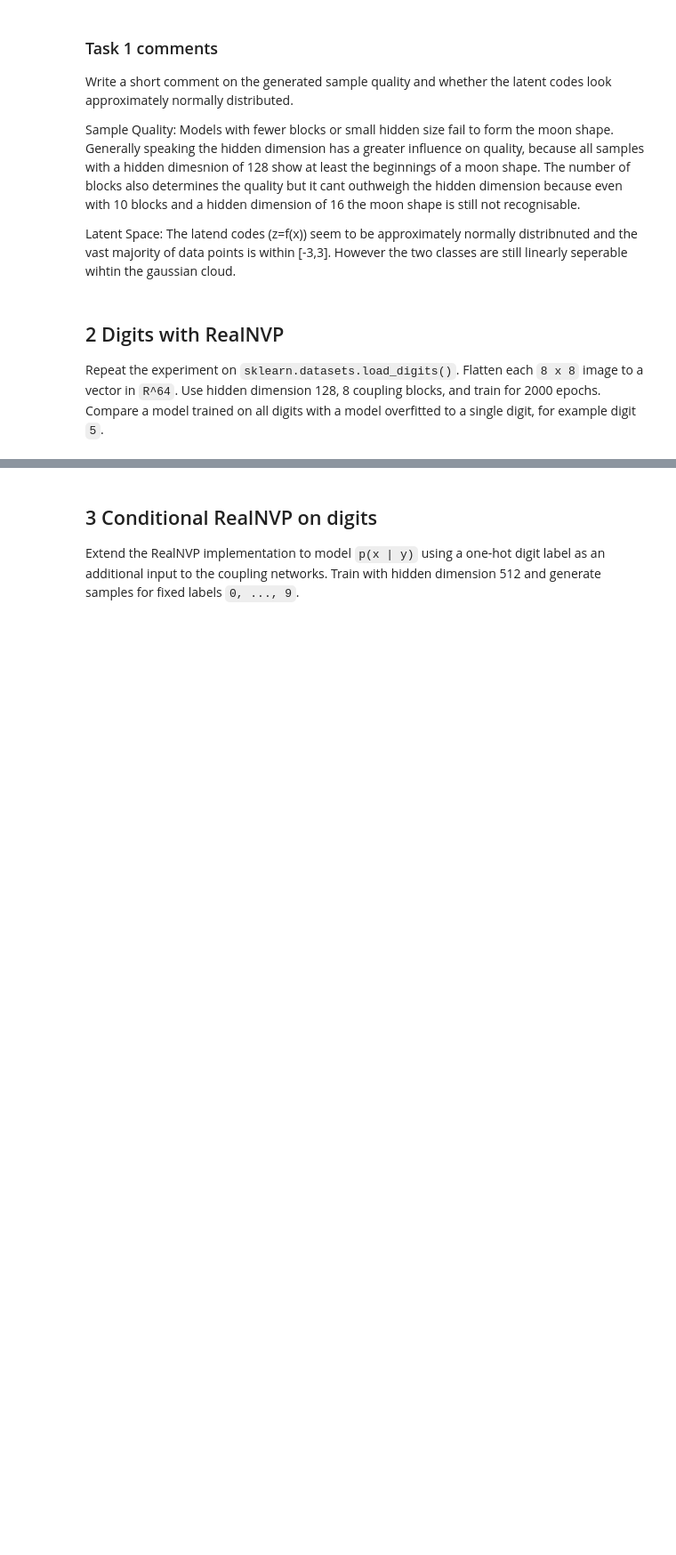
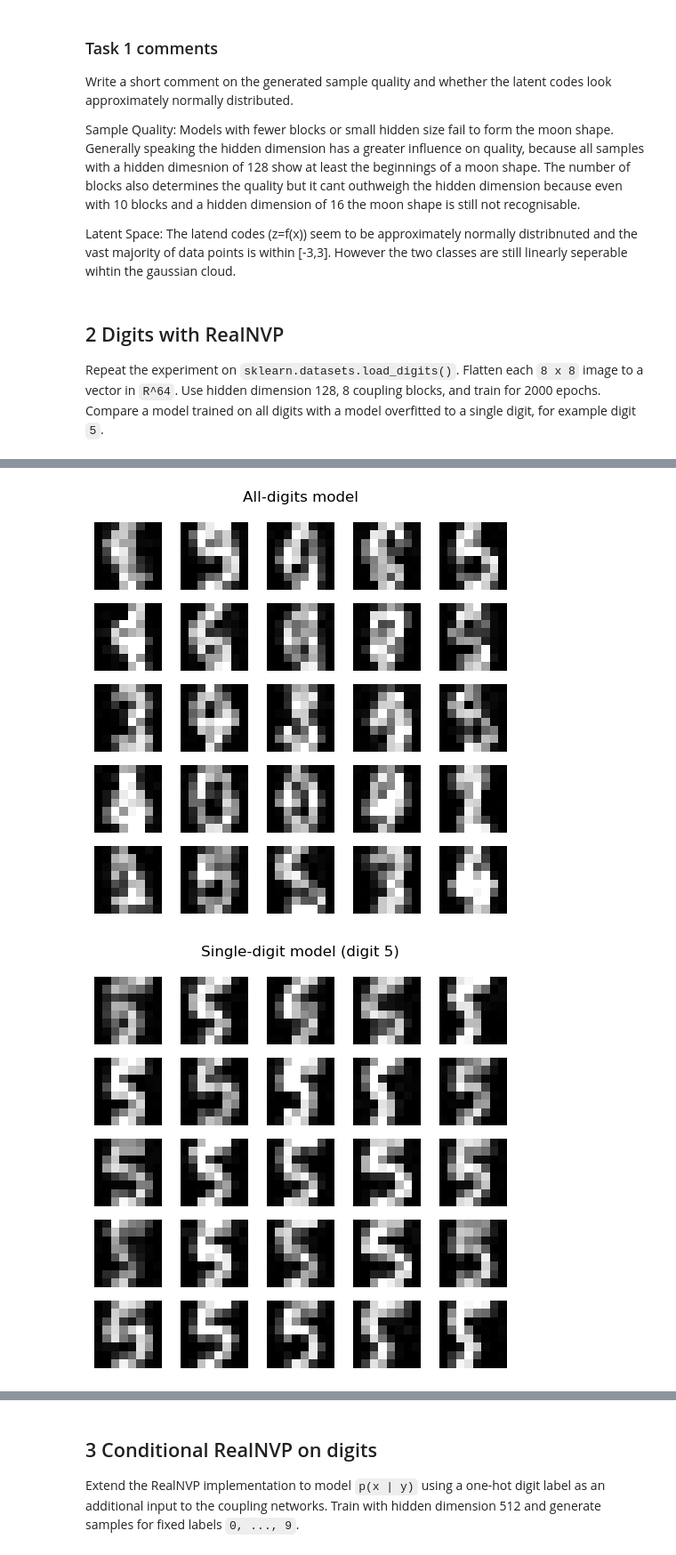
Before and after one commit to LuisMayerhofer/genVis-exercises, a Jupyter notebook: exercise_6/ex06.ipynb, the cells around one changed output, grey strips where cells are left out. Shown at 89% size. Cells and saved outputs as stored; diff of their text form; code cells hidden in the pictures; blank space fills up the shorter version.

```diff
--- a/exercise_6/ex06.ipynb
+++ b/exercise_6/ex06.ipynb
@@ -343,6 +345,36 @@ def make_digits_batch(batch_size, digit=None):
 
 # TODO: train a RealNVP(input_size=64, hidden_size=128, n_blocks=8) on all digits for 2000 epochs.
 # TODO: generate samples and display them with plot_digit_grid.
+print("Training RealNVP on all digits...")
+model_all_digits = RealNVP(input_size=64, hidden_size=128, n_blocks=8).to(device)
+model_all_digits = train_realnvp(
+    model_all_digits,
+    lambda n: make_digits_batch(n, digit=None),
+    batch_size=256,
+    epochs=2000,
+    lr=1e-3,
+)
+
+samples_all = model_all_digits.sample(25).clamp(0, 1)
+plot_digit_grid(samples_all, title="Generated Digits (all-digits model)")
+plt.show()
 # %%
 # TODO: train another RealNVP on only one digit, for example digit=5.
 # TODO: compare generated images from the all-digits model and the single-digit model.
+print("Training RealNVP on digit 5 only...")
+model_digit5 = RealNVP(input_size=64, hidden_size=128, n_blocks=8).to(device)
+model_digit5 = train_realnvp(
+    model_digit5,
+    lambda n: make_digits_batch(n, digit=5),
+    batch_size=64,
+    epochs=2000,
+    lr=1e-3,
+)
+
+samples_digit5 = model_digit5.sample(25).clamp(0, 1)
+
+plot_digit_grid(samples_all, title="All-digits model", n=25)
+plt.show()
+plot_digit_grid(samples_digit5, title="Single-digit model (digit 5)", n=25)
+plt.show()
+# %% [output]
@@ -349,3 +387,5 @@ def make_digits_batch(batch_size, digit=None):
+[figure, added]
+[figure, added]
 # %% [markdown]
 ### Task 2 comments
 
```
Also changed, not shown: parts of 7 cells of this notebook, 2 other files.
